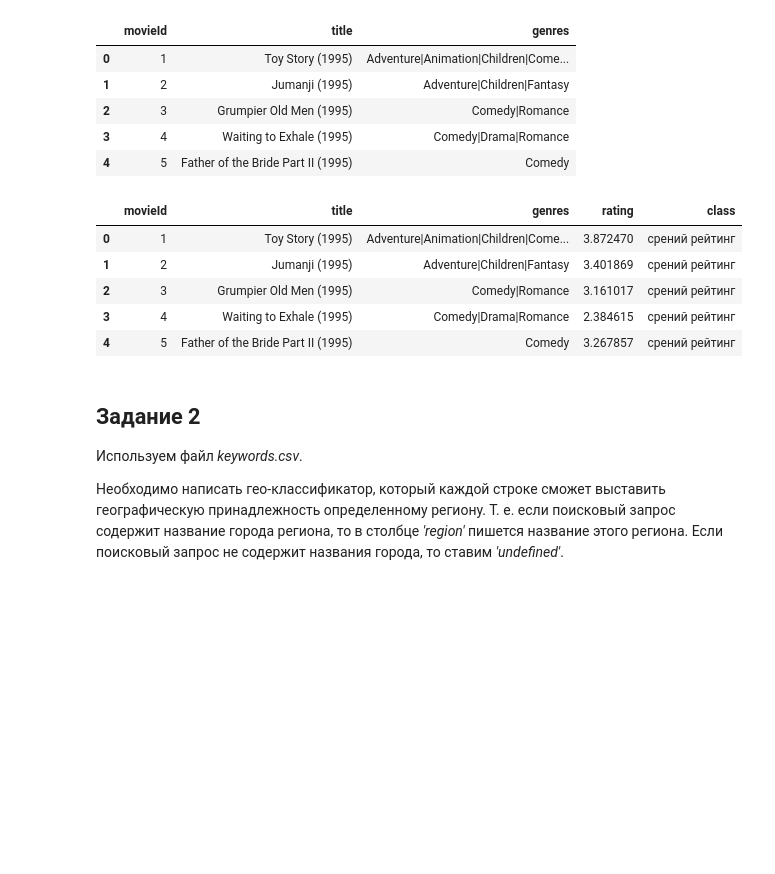
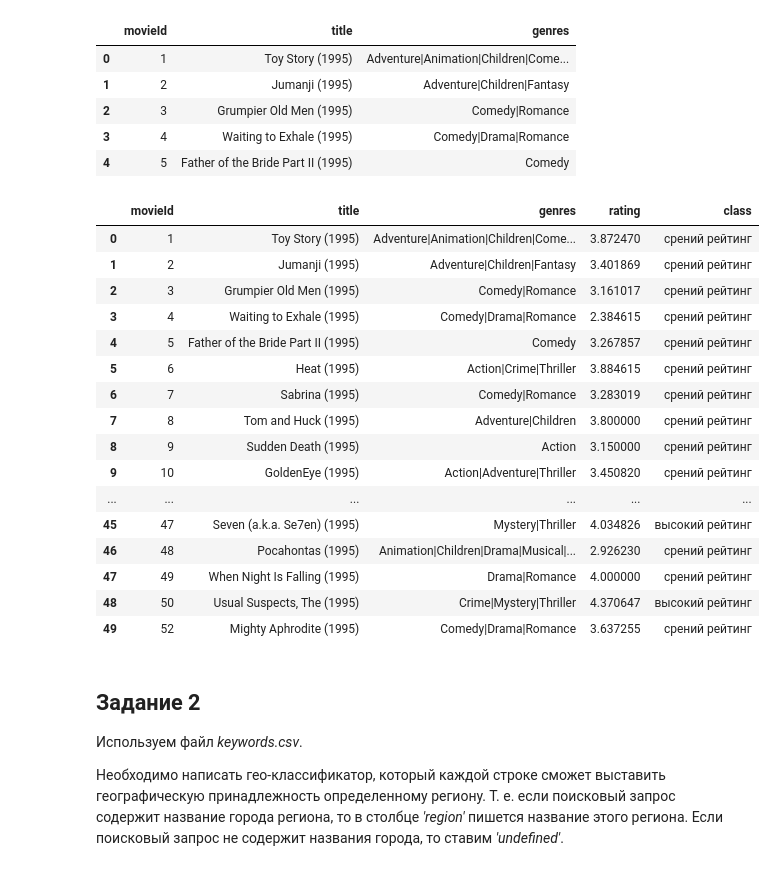
Before and after one commit to VikhlyantsevA/PyDA-8a, a Jupyter notebook: HW_12/pandas_functions_groupby.ipynb, the cells around one changed output. Drawn from its saved outputs; the diff is of its cells as text; code cells hidden in the pictures; blank space fills up the shorter version.

```diff
--- a/HW_12/pandas_functions_groupby.ipynb
+++ b/HW_12/pandas_functions_groupby.ipynb
@@ -24,7 +24,7 @@ data_ratings.head()
 def classification(row):
     if row['rating'] <= 2:
         return 'низкий рейтинг'
-    elif 2 < row['rating'] <= 4.0:
+    elif row['rating'] <= 4.0:
         return 'срений рейтинг'
     return 'высокий рейтинг'
 
@@ -69,14 +74,25 @@ data_movies.head()
 | 4 | 5 | Father of the Bride Part II (1995) | Comedy |
 # %%
 data_movies_extended = data_movies.set_index('movieId').join(data_ratings_classification.set_index('movieId')).reset_index()
-data_movies_extended.head()
+data_movies_extended.head(50)
 # %% [output]
 |  | movieId | title | genres | rating | class |
 | 0 | 1 | Toy Story (1995) | Adventure|Animation|Children|Come... | 3.872470 | срений рейтинг |
 | 1 | 2 | Jumanji (1995) | Adventure|Children|Fantasy | 3.401869 | срений рейтинг |
 | 2 | 3 | Grumpier Old Men (1995) | Comedy|Romance | 3.161017 | срений рейтинг |
 | 3 | 4 | Waiting to Exhale (1995) | Comedy|Drama|Romance | 2.384615 | срений рейтинг |
 | 4 | 5 | Father of the Bride Part II (1995) | Comedy | 3.267857 | срений рейтинг |
+| 5 | 6 | Heat (1995) | Action|Crime|Thriller | 3.884615 | срений рейтинг |
+| 6 | 7 | Sabrina (1995) | Comedy|Romance | 3.283019 | срений рейтинг |
+| 7 | 8 | Tom and Huck (1995) | Adventure|Children | 3.800000 | срений рейтинг |
+| 8 | 9 | Sudden Death (1995) | Action | 3.150000 | срений рейтинг |
+| 9 | 10 | GoldenEye (1995) | Action|Adventure|Thriller | 3.450820 | срений рейтинг |
+| ... | ... | ... | ... | ... | ... |
+| 45 | 47 | Seven (a.k.a. Se7en) (1995) | Mystery|Thriller | 4.034826 | высокий рейтинг |
+| 46 | 48 | Pocahontas (1995) | Animation|Children|Drama|Musical|... | 2.926230 | срений рейтинг |
+| 47 | 49 | When Night Is Falling (1995) | Drama|Romance | 4.000000 | срений рейтинг |
+| 48 | 50 | Usual Suspects, The (1995) | Crime|Mystery|Thriller | 4.370647 | высокий рейтинг |
+| 49 | 52 | Mighty Aphrodite (1995) | Comedy|Drama|Romance | 3.637255 | срений рейтинг |
 # %% [markdown]
 ## Задание 2
 
```
Also changed, not shown: parts of 5 cells of this notebook.
